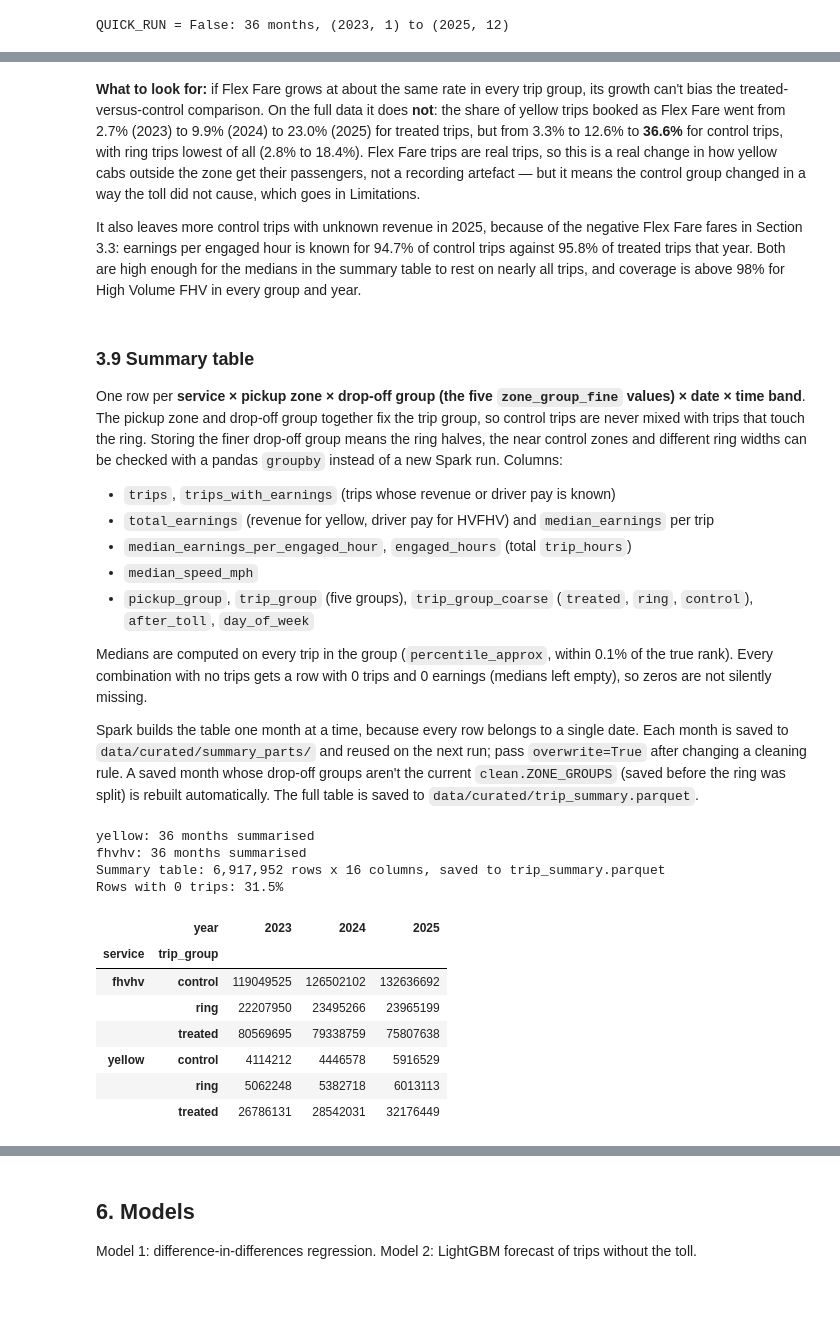
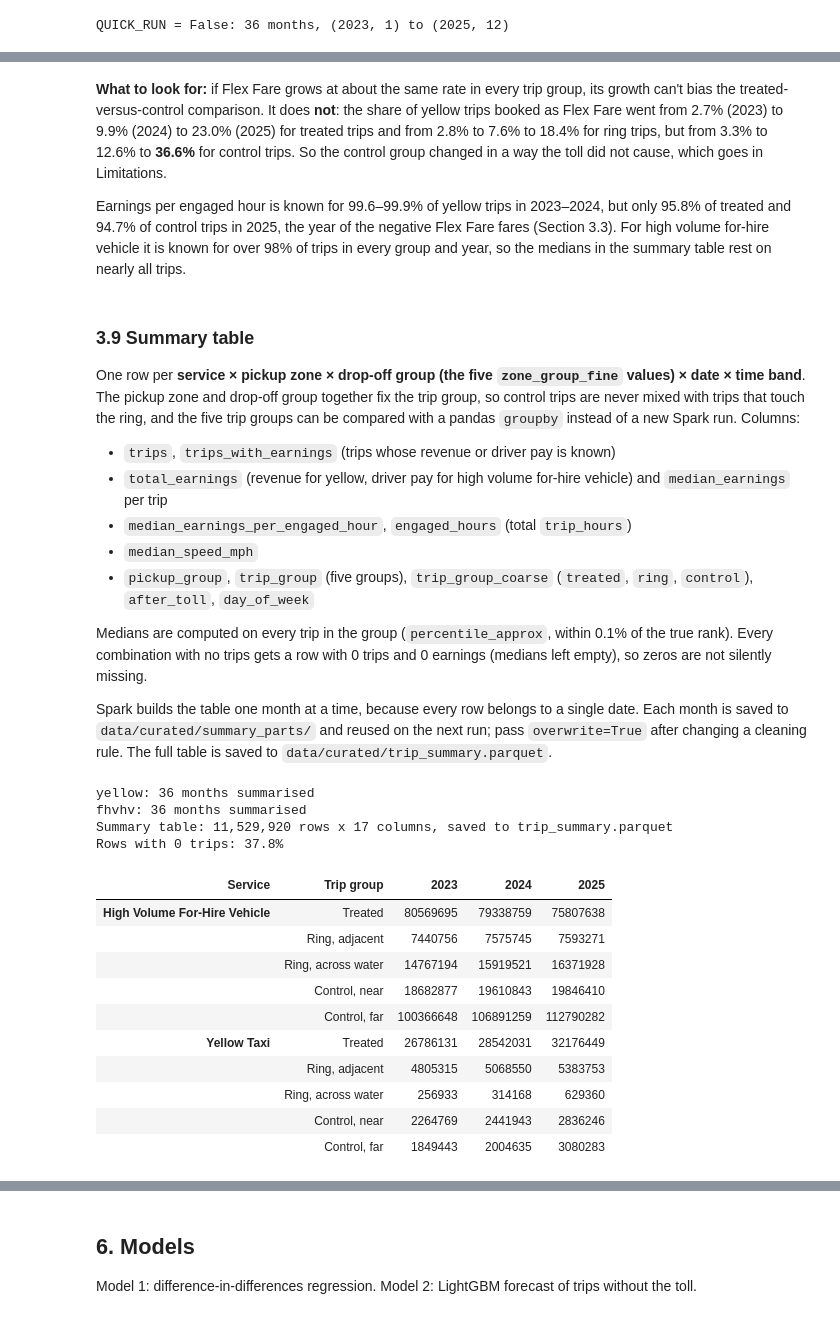
Before and after one commit to aloonsballoons/mast30034-project1, a Jupyter notebook: main.ipynb, the cells around one changed output, grey strips where cells are left out. Saved outputs shown, nothing was run; the diff lists cells and outputs as text; code cells hidden in the pictures.

```diff
--- a/main.ipynb
+++ b/main.ipynb
@@ -462,9 +329,4 @@ Quantiles of trip length (minutes), distance (miles), average speed (mph) and mo
 # %%
-quantiles = {}
-for service in config.SERVICES:
-    distance = "trip_distance" if service == "yellow" else "trip_miles"
-    positive = raw[service].where((F.col("trip_seconds") > 0)
-                                  & (F.col(distance) > 0))
-    quantiles[service] = clean.distribution_quantiles(positive, service)
-
-pd.concat(quantiles, axis=1)
+quantiles = {s: clean.distribution_quantiles(raw[s], s)
+             for s in config.SERVICES}
+plots.flat(pd.concat(quantiles, axis=1))
@@ -516,8 +365,8 @@ Share of trips in each pickup hour, on weekdays and weekends. The toll for cars
 # %%
-# CBD fee values on 2025 trips, by pickup hour
-for service in config.SERVICES:
-    print(service)
-    display(clean.cbd_fee_by_hour(raw[service], service))  # noqa: F821
+# CBD fee values on 2025 trips, and how many pickup hours each appears in
+display(plots.flat(pd.concat({s: clean.cbd_fee_values(raw[s], s)  # noqa: F821
+                              for s in config.SERVICES}, names=["service"]),
+                   merge=["service"]))
 
 hourly = {s: clean.hourly_counts(raw[s], s) for s in config.SERVICES}
 plots.hourly_shares(hourly, "Trips by pickup hour")
@@ -570,6 +390,6 @@ Rules in the order they are applied. Each step keeps only the rows that pass it,
 steps = {}
 for service in config.SERVICES:
     steps[service] = clean.step_shapes(raw[service], service,
-                                       *raw_shapes[service])
+                                       raw_columns[service])
     print(service)
-    display(steps[service])  # noqa: F821
+    display(plots.flat(steps[service]))  # noqa: F821
@@ -623,12 +413,12 @@ trips = {s: clean.add_columns(clean.clean(raw[s], s), s, spark, zone_labels)
 
 print("Yellow: Flex Fare share of trips (%), by year and trip group")
 flex_by_group = clean.flex_fare_by_group(trips["yellow"])
-display(flex_by_group.round(1))  # noqa: F821
+display(plots.flat(flex_by_group.round(1)))  # noqa: F821
 
 coverage = {}
 for service in config.SERVICES:
     print(f"{service}: trips with known earnings per engaged hour (%)")
     coverage[service] = clean.earnings_coverage(trips[service])
-    display(coverage[service].round(1))  # noqa: F821
+    display(plots.flat(coverage[service].round(1)))  # noqa: F821
 # %% [output]
 Yellow: Flex Fare share of trips (%), by year and trip group
@@ -676,46 +439,50 @@ else:
 # %% [markdown]
-**What to look for:** if Flex Fare grows at about the same rate in every trip group, its growth can't bias the treated-versus-control comparison. On the full data it does **not**: the share of yellow trips booked as Flex Fare went from 2.7% (2023) to 9.9% (2024) to 23.0% (2025) for treated trips, but from 3.3% to 12.6% to **36.6%** for control trips, with ring trips lowest of all (2.8% to 18.4%). Flex Fare trips are real trips, so this is a real change in how yellow cabs outside the zone get their passengers, not a recording artefact — but it means the control group changed in a way the toll did not cause, which goes in Limitations.
+**What to look for:** if Flex Fare grows at about the same rate in every trip group, its growth can't bias the treated-versus-control comparison. It does **not**: the share of yellow trips booked as Flex Fare went from 2.7% (2023) to 9.9% (2024) to 23.0% (2025) for treated trips and from 2.8% to 7.6% to 18.4% for ring trips, but from 3.3% to 12.6% to **36.6%** for control trips. So the control group changed in a way the toll did not cause, which goes in Limitations.
 
-It also leaves more control trips with unknown revenue in 2025, because of the negative Flex Fare fares in Section 3.3: earnings per engaged hour is known for 94.7% of control trips against 95.8% of treated trips that year. Both are high enough for the medians in the summary table to rest on nearly all trips, and coverage is above 98% for High Volume FHV in every group and year.
+Earnings per engaged hour is known for 99.6–99.9% of yellow trips in 2023–2024, but only 95.8% of treated and 94.7% of control trips in 2025, the year of the negative Flex Fare fares (Section 3.3). For high volume for-hire vehicle it is known for over 98% of trips in every group and year, so the medians in the summary table rest on nearly all trips.
 # %% [markdown]
 ### 3.9 Summary table
 
-One row per **service × pickup zone × drop-off group (the five `zone_group_fine` values) × date × time band**. The pickup zone and drop-off group together fix the trip group, so control trips are never mixed with trips that touch the ring. Storing the finer drop-off group means the ring halves, the near control zones and different ring widths can be checked with a pandas `groupby` instead of a new Spark run. Columns:
+One row per **service × pickup zone × drop-off group (the five `zone_group_fine` values) × date × time band**. The pickup zone and drop-off group together fix the trip group, so control trips are never mixed with trips that touch the ring, and the five trip groups can be compared with a pandas `groupby` instead of a new Spark run. Columns:
 
 - `trips`, `trips_with_earnings` (trips whose revenue or driver pay is known)
-- `total_earnings` (revenue for yellow, driver pay for HVFHV) and `median_earnings` per trip
+- `total_earnings` (revenue for yellow, driver pay for high volume for-hire vehicle) and `median_earnings` per trip
 - `median_earnings_per_engaged_hour`, `engaged_hours` (total `trip_hours`)
 - `median_speed_mph`
 - `pickup_group`, `trip_group` (five groups), `trip_group_coarse` (`treated`, `ring`, `control`), `after_toll`, `day_of_week`
 
 Medians are computed on every trip in the group (`percentile_approx`, within 0.1% of the true rank). Every combination with no trips gets a row with 0 trips and 0 earnings (medians left empty), so zeros are not silently missing.
 
-Spark builds the table one month at a time, because every row belongs to a single date. Each month is saved to `data/curated/summary_parts/` and reused on the next run; pass `overwrite=True` after changing a cleaning rule. A saved month whose drop-off groups aren't the current `clean.ZONE_GROUPS` (saved before the ring was split) is rebuilt automatically. The full table is saved to `data/curated/trip_summary.parquet`.
+Spark builds the table one month at a time, because every row belongs to a single date. Each month is saved to `data/curated/summary_parts/` and reused on the next run; pass `overwrite=True` after changing a cleaning rule. The full table is saved to `data/curated/trip_summary.parquet`.
 # %%
 summary = clean.build_summary(spark, zone_labels, months)
 print(f"Summary table: {summary.shape[0]:,} rows x {summary.shape[1]} "
       f"columns, saved to {clean.SUMMARY_FILE.name}")
 
 # The trips in the summary must equal the rows left after cleaning
 for service in config.SERVICES:
     in_summary = summary.loc[summary["service"] == service, "trips"].sum()
     assert in_summary == steps[service]["rows"].iloc[-1], service
 
 print(f"Rows with 0 trips: {(summary['trips'] == 0).mean():.1%}")
-(summary.groupby(["service", "trip_group",
-                  summary["date"].dt.year.rename("year")])["trips"]
- .sum().unstack("year")
- .reindex(list(clean.TRIP_GROUPS.values()), level="trip_group"))
+plots.flat(summary.groupby(["service", "trip_group",
+                            summary["date"].dt.year.rename("year")])["trips"]
+           .sum().unstack("year")
+           .reindex(list(clean.TRIP_GROUPS.values()), level="trip_group"),
+           merge=["service"])
 # %% [output]
 yellow: 36 months summarised
 fhvhv: 36 months summarised
-Summary table: 6,917,952 rows x 16 columns, saved to trip_summary.parquet
-Rows with 0 trips: 31.5%
+Summary table: 11,529,920 rows x 17 columns, saved to trip_summary.parquet
+Rows with 0 trips: 37.8%
-|  | year | 2023 | 2024 | 2025 |
-| service | trip_group |  |  |  |
-| fhvhv | control | 119049525 | 126502102 | 132636692 |
-|  | ring | 22207950 | 23495266 | 23965199 |
-|  | treated | 80569695 | 79338759 | 75807638 |
-| yellow | control | 4114212 | 4446578 | 5916529 |
-|  | ring | 5062248 | 5382718 | 6013113 |
-|  | treated | 26786131 | 28542031 | 32176449 |
+| Service | Trip group | 2023 | 2024 | 2025 |
+| High Volume For-Hire Vehicle | Treated | 80569695 | 79338759 | 75807638 |
+|  | Ring, adjacent | 7440756 | 7575745 | 7593271 |
+|  | Ring, across water | 14767194 | 15919521 | 16371928 |
+|  | Control, near | 18682877 | 19610843 | 19846410 |
+|  | Control, far | 100366648 | 106891259 | 112790282 |
+| Yellow Taxi | Treated | 26786131 | 28542031 | 32176449 |
+|  | Ring, adjacent | 4805315 | 5068550 | 5383753 |
+|  | Ring, across water | 256933 | 314168 | 629360 |
+|  | Control, near | 2264769 | 2441943 | 2836246 |
+|  | Control, far | 1849443 | 2004635 | 3080283 |
```
Also changed, not shown: parts of 71 cells of this notebook, 12 other files.
